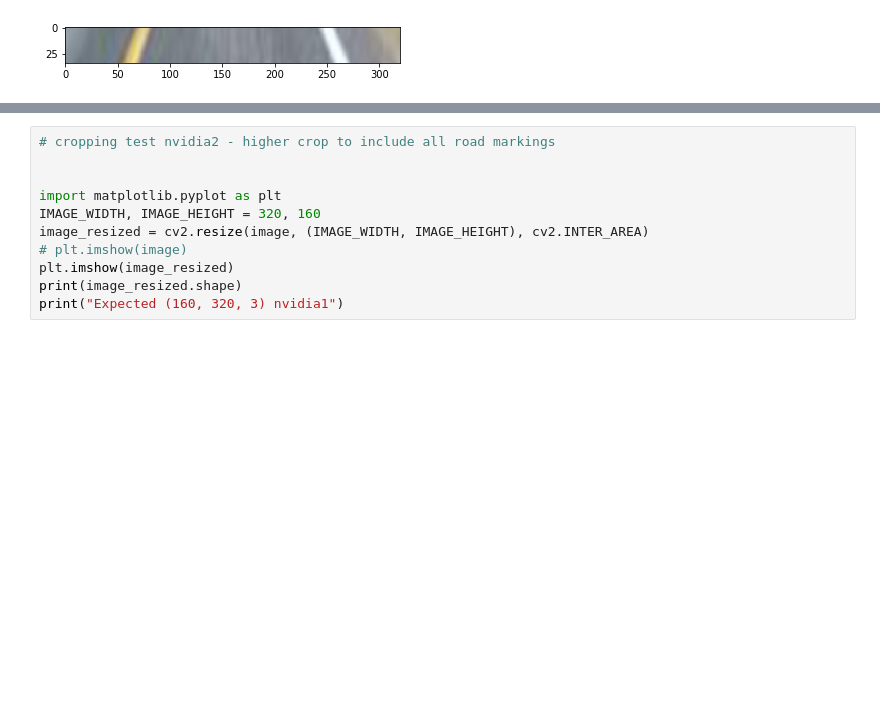
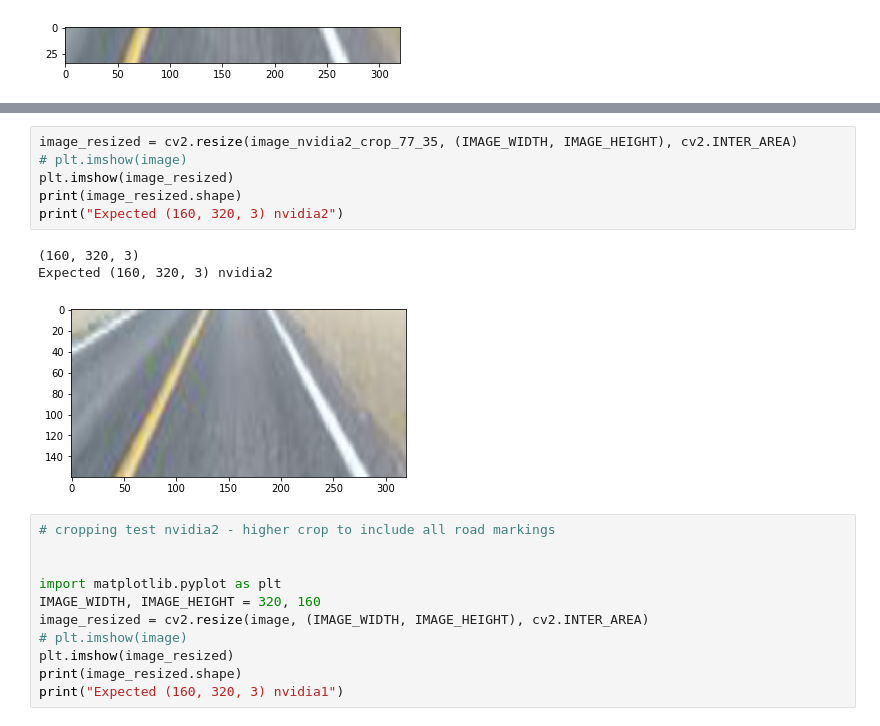
Before and after one commit to dsikar/sdsandbox, a Jupyter notebook: src/augment.ipynb, the cells around one changed output, grey strips where cells are left out. Drawn from its saved outputs; the diff is of its cells as text; blank space fills up the shorter version.

```diff
--- a/src/augment.ipynb
+++ b/src/augment.ipynb
@@ -325,3 +336,13 @@ Expected (160, 320, 3) nvidia1
+# %%
+image_resized = cv2.resize(image_nvidia2_crop_77_35, (IMAGE_WIDTH, IMAGE_HEIGHT), cv2.INTER_AREA)
+# plt.imshow(image)
+plt.imshow(image_resized)
+print(image_resized.shape)
+print("Expected (160, 320, 3) nvidia2")
+# %% [output]
+(160, 320, 3)
+Expected (160, 320, 3) nvidia2
+[figure, added]
 # %%
 # cropping test nvidia2 - higher crop to include all road markings
 
```
Also changed, not shown: parts of 3 cells of this notebook, 1 other file.
